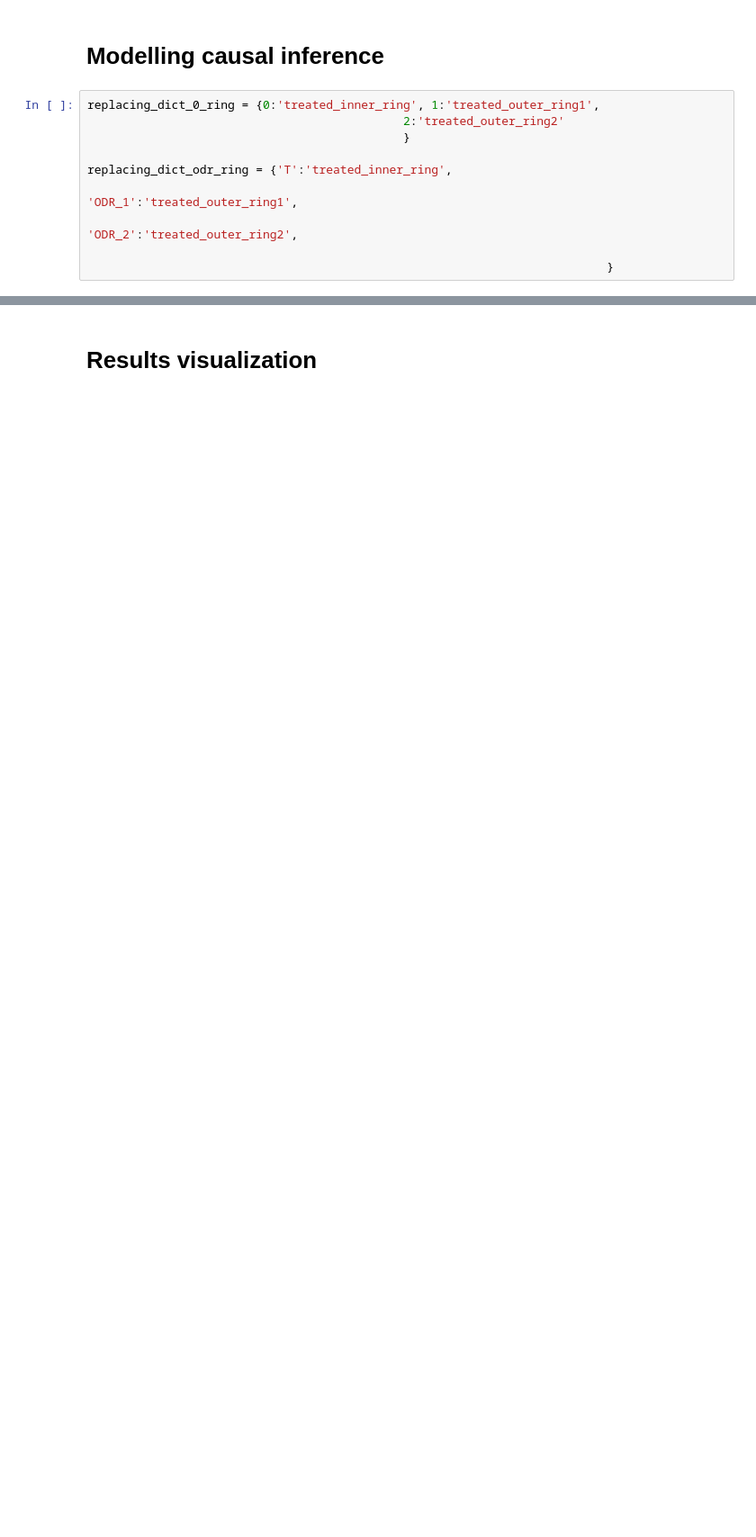
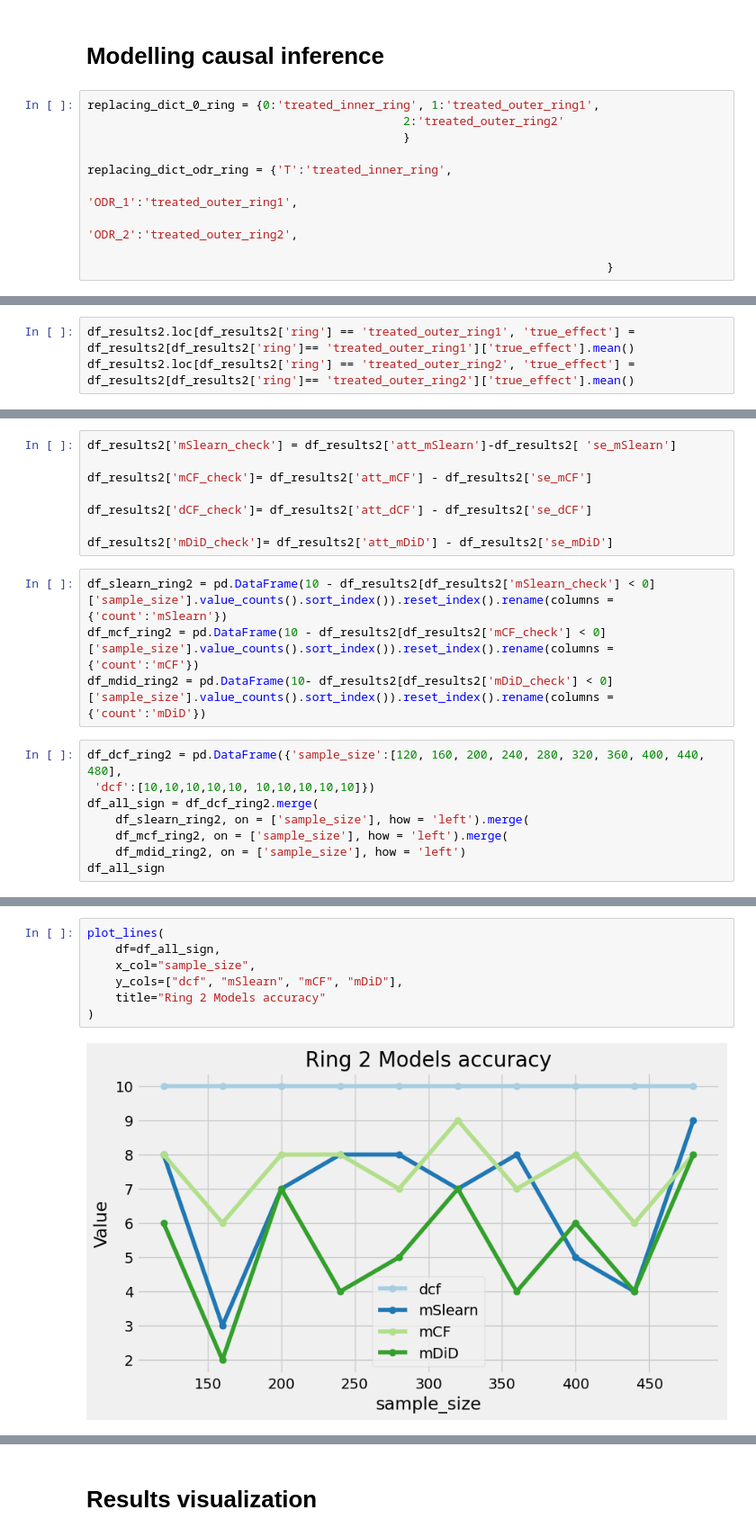
Before and after one commit to Andrew10MAIN/causal_ML_with_spilovers_of_treatment, a Jupyter notebook: 04_testing_models_on_simulated_data/multiple_df_pipeline.ipynb, the cells around one changed output, grey strips where cells are left out. Shown at 90% size. Drawn from its saved outputs; the diff is of its cells as text; blank space fills up the shorter version.

Commit message:
Experimenting with sample size p2

```diff
--- a/04_testing_models_on_simulated_data/multiple_df_pipeline.ipynb
+++ b/04_testing_models_on_simulated_data/multiple_df_pipeline.ipynb
@@ -323,0 +461,3 @@ df_results
+# %%
+df_results2.loc[df_results2['ring'] == 'treated_outer_ring1', 'true_effect'] = df_results2[df_results2['ring']== 'treated_outer_ring1']['true_effect'].mean()
+df_results2.loc[df_results2['ring'] == 'treated_outer_ring2', 'true_effect'] = df_results2[df_results2['ring']== 'treated_outer_ring2']['true_effect'].mean()
@@ -323,0 +478,20 @@ df_results
+# %%
+df_results2['mSlearn_check'] = df_results2['att_mSlearn']-df_results2[ 'se_mSlearn']
+
+df_results2['mCF_check']= df_results2['att_mCF'] - df_results2['se_mCF']
+
+df_results2['dCF_check']= df_results2['att_dCF'] - df_results2['se_dCF']
+
+df_results2['mDiD_check']= df_results2['att_mDiD'] - df_results2['se_mDiD']
+# %%
+df_slearn_ring2 = pd.DataFrame(10 - df_results2[df_results2['mSlearn_check'] < 0]['sample_size'].value_counts().sort_index()).reset_index().rename(columns = {'count':'mSlearn'})
+df_mcf_ring2 = pd.DataFrame(10 - df_results2[df_results2['mCF_check'] < 0]['sample_size'].value_counts().sort_index()).reset_index().rename(columns = {'count':'mCF'})
+df_mdid_ring2 = pd.DataFrame(10- df_results2[df_results2['mDiD_check'] < 0]['sample_size'].value_counts().sort_index()).reset_index().rename(columns = {'count':'mDiD'})
+# %%
+df_dcf_ring2 = pd.DataFrame({'sample_size':[120, 160, 200, 240, 280, 320, 360, 400, 440, 480],
+ 'dcf':[10,10,10,10,10, 10,10,10,10,10]})
+df_all_sign = df_dcf_ring2.merge(
+    df_slearn_ring2, on = ['sample_size'], how = 'left').merge(
+    df_mcf_ring2, on = ['sample_size'], how = 'left').merge(
+    df_mdid_ring2, on = ['sample_size'], how = 'left')
+df_all_sign
@@ -323,0 +578,9 @@ df_results
+# %%
+plot_lines(
+    df=df_all_sign,
+    x_col="sample_size",
+    y_cols=["dcf", "mSlearn", "mCF", "mDiD"],
+    title="Ring 2 Models accuracy"
+)
+# %% [output]
+[figure, added]
```
Also changed, not shown: parts of 17 cells of this notebook, 4 other files.
